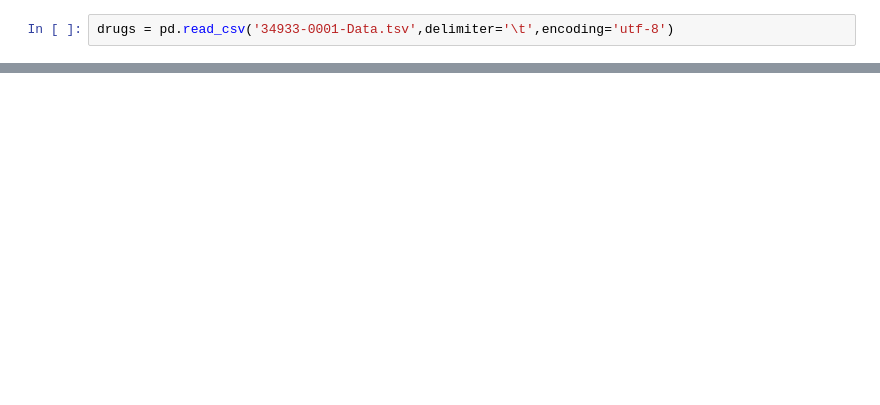
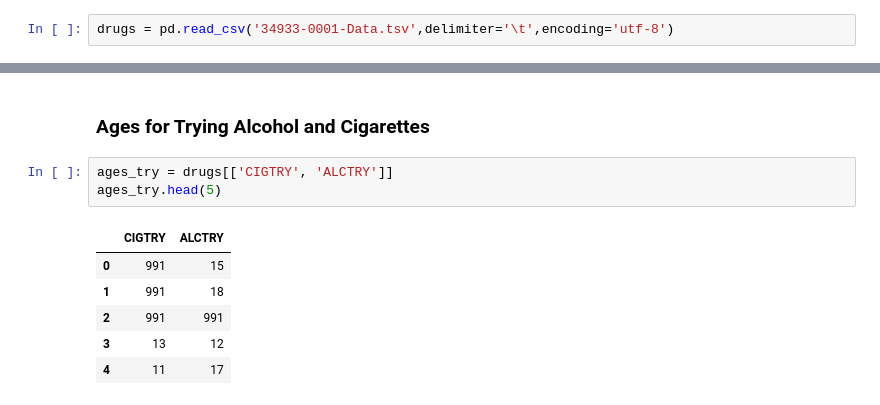
Before and after one commit to yaskyj/datascienceintensive, a Jupyter notebook: datastory/Data Story.ipynb, the cells around one changed output, grey strips where cells are left out. Drawn from its saved outputs; the diff is of its cells as text; blank space fills up the shorter version.

```diff
--- a/datastory/Data Story.ipynb
+++ b/datastory/Data Story.ipynb
@@ -60,0 +101,12 @@ plt.grid(True)
+# %% [markdown]
+### Ages for Trying Alcohol and Cigarettes
+# %%
+ages_try = drugs[['CIGTRY', 'ALCTRY']]
+ages_try.head(5)
+# %% [output]
+|  | CIGTRY | ALCTRY |
+| 0 | 991 | 15 |
+| 1 | 991 | 18 |
+| 2 | 991 | 991 |
+| 3 | 13 | 12 |
+| 4 | 11 | 17 |
```
Also changed, not shown: parts of 17 cells of this notebook, 1 other file.
